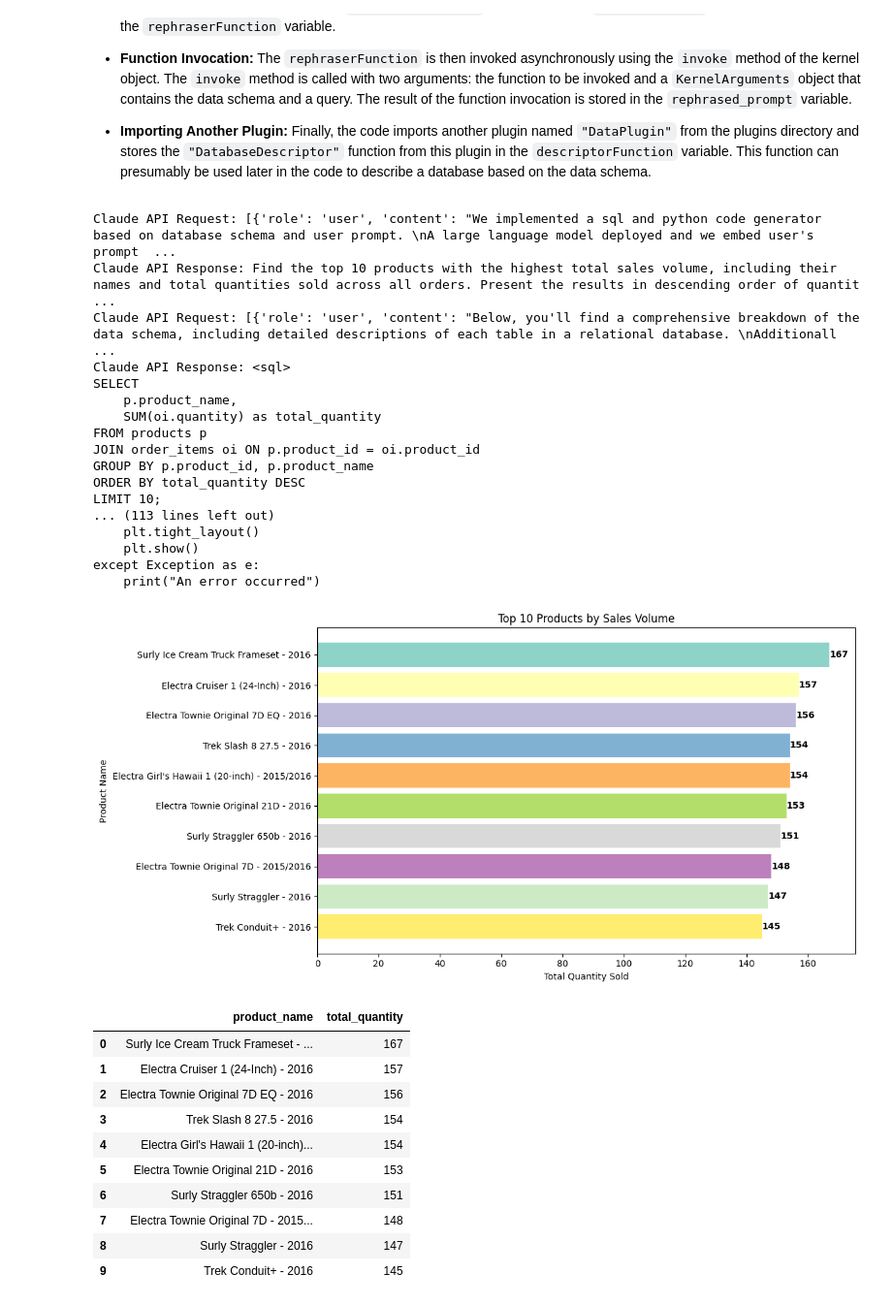
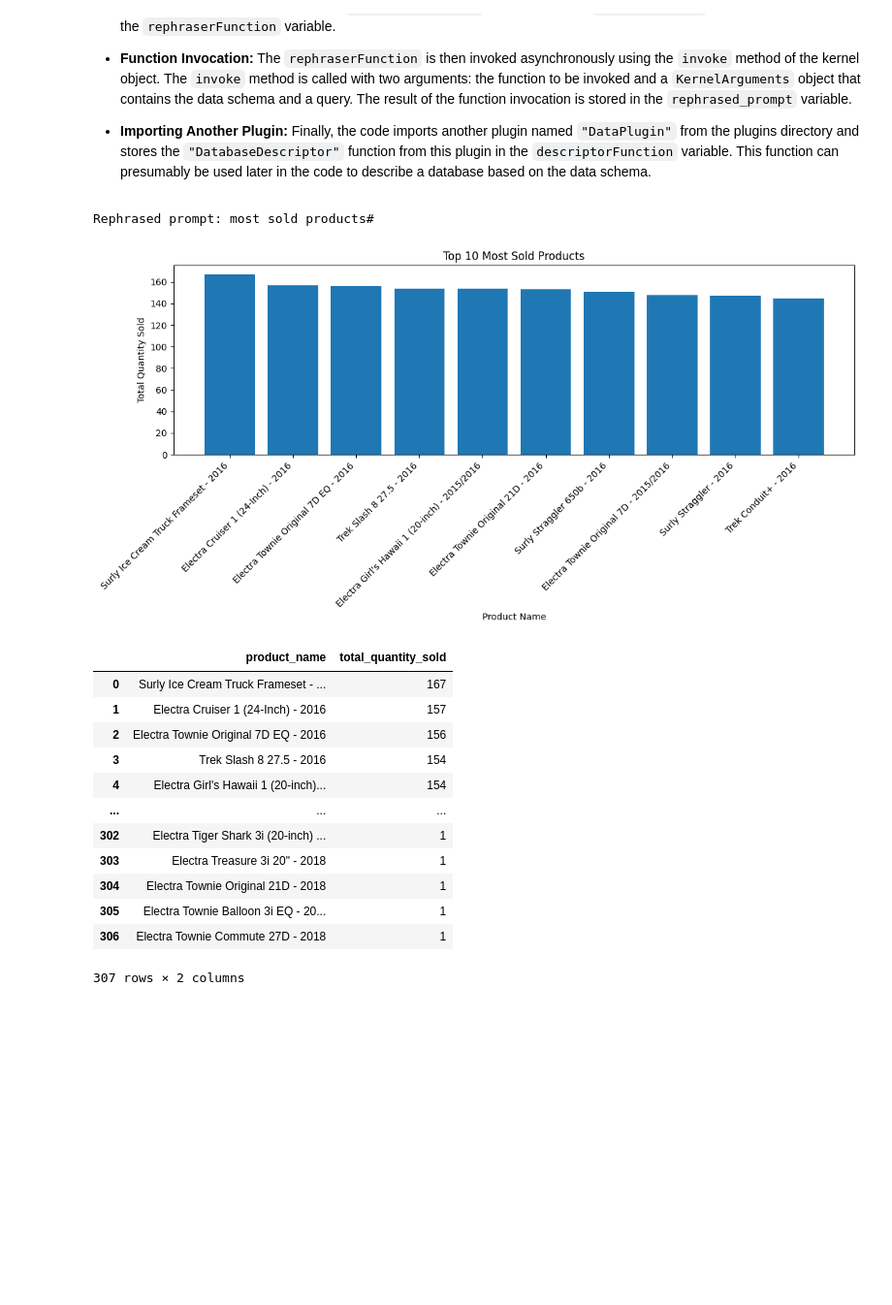
Before and after one commit to baykalucar/SemanticQueries, a Jupyter notebook: demo.ipynb, the cells around one changed output. Shown: that part at 97% size. Drawn from its saved outputs; the diff is of its cells as text; code cells hidden in the pictures; blank space fills up the shorter version.

```diff
--- a/demo.ipynb
+++ b/demo.ipynb
@@ -39,35 +39,21 @@ await GenerateQuestions()
 # %%
 await ReadQuestionsAndGenerateAnswers(filename="questions/2024-06-23.txt", selectedService=Service.HuggingFace, debug=False)
 # %%
-await PromptToQueryResult(prompt_rephrase=True, debug=True ,selected_service=Service.ClaudeAI, huggingface_model="Llama318BInstruct", model_mode="chat")
+await PromptToQueryResult(prompt_rephrase=False, debug=False ,selected_service=Service.ClaudeAI, huggingface_model="Llama318BInstruct", model_mode="chat")
 # %% [output]
-Claude API Request: [{'role': 'user', 'content': "We implemented a sql and python code generator based on database schema and user prompt. \nA large language model deployed and we embed user's prompt  ...
-Claude API Response: Find the top 10 products with the highest total sales volume, including their names and total quantities sold across all orders. Present the results in descending order of quantit ...
-Claude API Request: [{'role': 'user', 'content': "Below, you'll find a comprehensive breakdown of the data schema, including detailed descriptions of each table in a relational database. \nAdditionall ...
-Claude API Response: <sql>
-SELECT
-    p.product_name,
-    SUM(oi.quantity) as total_quantity
-FROM products p
-JOIN order_items oi ON p.product_id = oi.product_id
-GROUP BY p.product_id, p.product_name
-ORDER BY total_quantity DESC
-LIMIT 10;
-... (113 lines left out)
-    plt.tight_layout()
-    plt.show()
-except Exception as e:
-    print("An error occurred")
+Rephrased prompt: most sold products#
-[figure, old version]
+[figure, new version]
-|  | product_name | total_quantity |
+|  | product_name | total_quantity_sold |
 | 0 | Surly Ice Cream Truck Frameset - ... | 167 |
 | 1 | Electra Cruiser 1 (24-Inch) - 2016 | 157 |
 | 2 | Electra Townie Original 7D EQ - 2016 | 156 |
 | 3 | Trek Slash 8 27.5 - 2016 | 154 |
 | 4 | Electra Girl's Hawaii 1 (20-inch)... | 154 |
-| 5 | Electra Townie Original 21D - 2016 | 153 |
-| 6 | Surly Straggler 650b - 2016 | 151 |
-| 7 | Electra Townie Original 7D - 2015... | 148 |
-| 8 | Surly Straggler - 2016 | 147 |
-| 9 | Trek Conduit+ - 2016 | 145 |
+| ... | ... | ... |
+| 302 | Electra Tiger Shark 3i (20-inch) ... | 1 |
+| 303 | Electra Treasure 3i 20" - 2018 | 1 |
+| 304 | Electra Townie Original 21D - 2018 | 1 |
+| 305 | Electra Townie Balloon 3i EQ - 20... | 1 |
+| 306 | Electra Townie Commute 27D - 2018 | 1 |
+307 rows × 2 columns
 # %%
```
Also changed, not shown: parts of 2 cells of this notebook.
